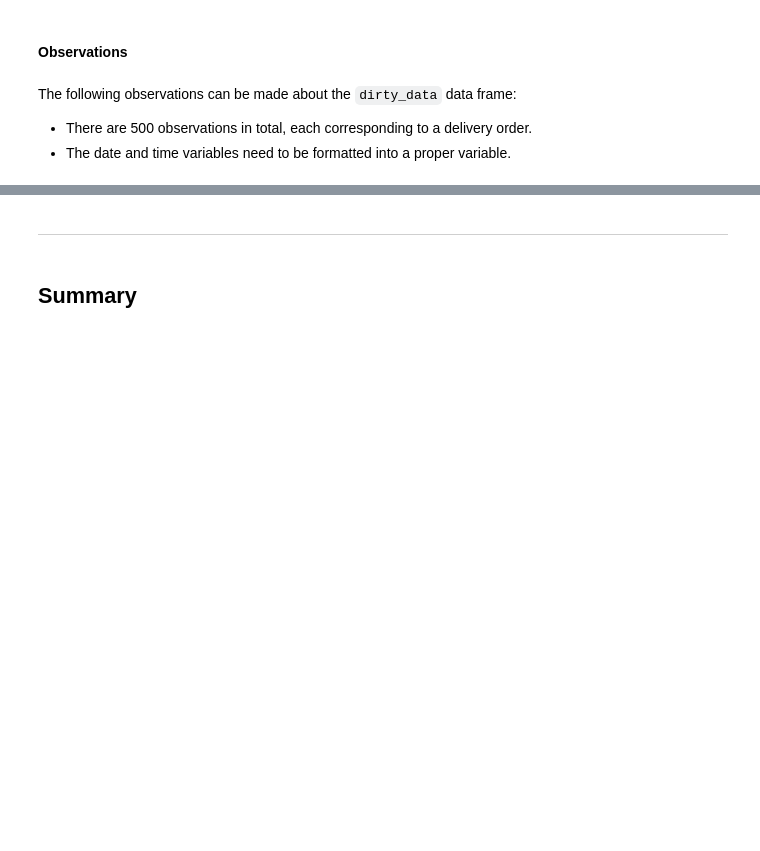
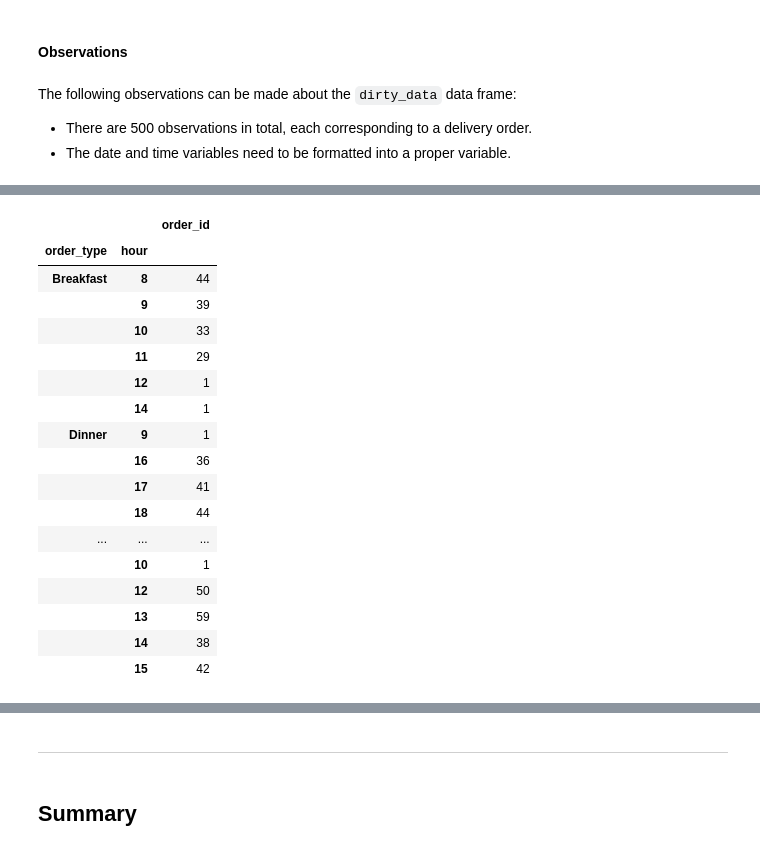
Before and after one commit to pampagrimaldi/FIT5196-A2, a Jupyter notebook: A2_32980523.ipynb, the cells around one changed output, grey strips where cells are left out. Saved outputs shown, nothing was run; the diff lists cells and outputs as text; code cells hidden in the pictures; blank space fills up the shorter version.

```diff
--- a/A2_32980523.ipynb
+++ b/A2_32980523.ipynb
@@ -530,0 +424,24 @@ memory usage: 47.0+ KB
+# %%
+#create barplot
+# dirty_data[['hour','minute','second','time','order_type']]
+
+dirty_data[['order_type','hour','order_id']].groupby(['order_type','hour']).count()
+# %% [output]
+|  |  | order_id |
+| order_type | hour |  |
+| Breakfast | 8 | 44 |
+|  | 9 | 39 |
+|  | 10 | 33 |
+|  | 11 | 29 |
+|  | 12 | 1 |
+|  | 14 | 1 |
+| Dinner | 9 | 1 |
+|  | 16 | 36 |
+|  | 17 | 41 |
+|  | 18 | 44 |
+| ... | ... | ... |
+|  | 10 | 1 |
+|  | 12 | 50 |
+|  | 13 | 59 |
+|  | 14 | 38 |
+|  | 15 | 42 |
```
Also changed, not shown: parts of 23 cells of this notebook.
